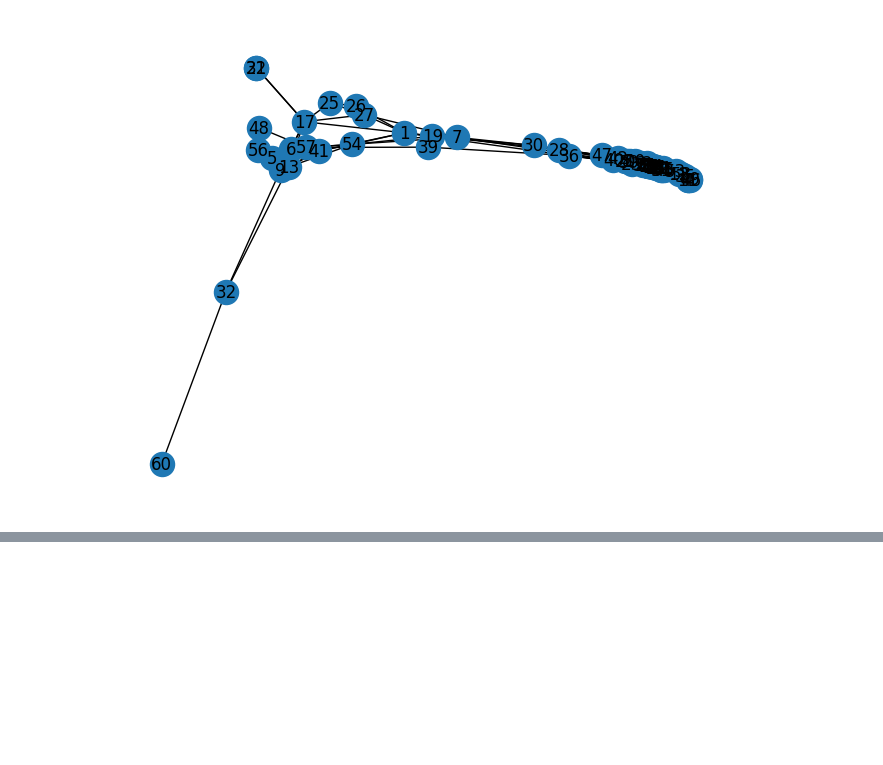
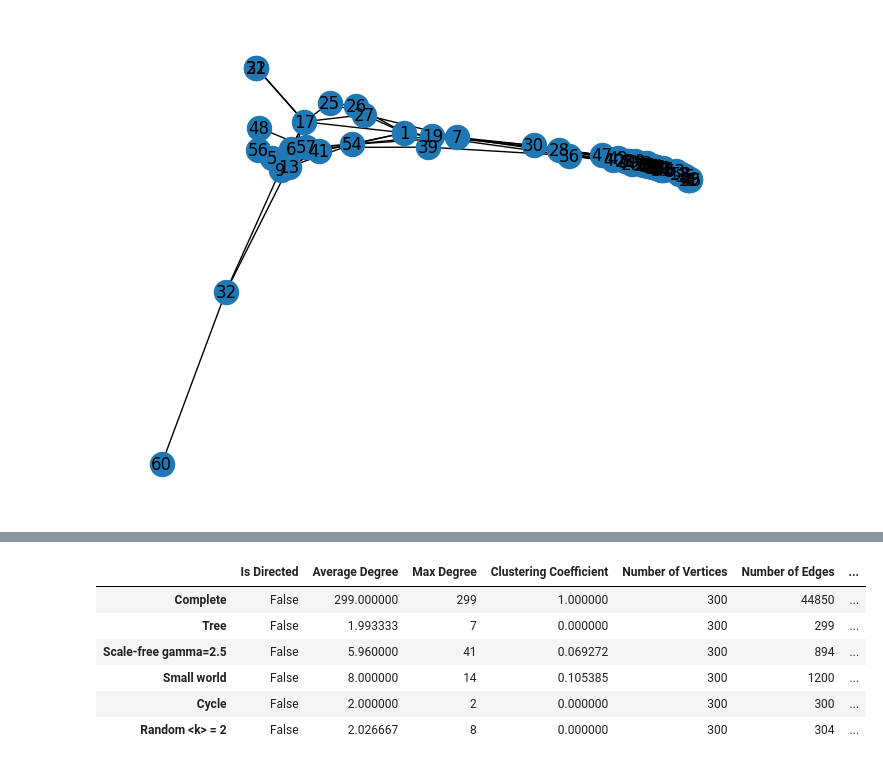
Before and after one commit to JanezSedeljsak/network-utils, a Jupyter notebook: test.ipynb, the cells around one changed output, grey strips where cells are left out. Drawn from its saved outputs; the diff is of its cells as text; code cells hidden in the pictures; blank space fills up the shorter version.

Commit message:
add some more detailed info to notes

```diff
--- a/test.ipynb
+++ b/test.ipynb
@@ -125,0 +163,3 @@ plt.show()
+# %%
+g_tree = ig.Graph.Tree(300, 6)
+info(g_tree)
@@ -125,0 +179,3 @@ plt.show()
+# %%
+g_price = price(n=300)
+info(g_price)
@@ -125,0 +195,3 @@ plt.show()
+# %%
+g_cycle = ig.Graph.Ring(n=300, directed=False)
+info(g_cycle)
@@ -125,0 +211,3 @@ plt.show()
+# %%
+g_random_deg_2 = erdos(n=300, p=2/(300 - 1))
+info(g_random_deg_2)
@@ -125,0 +227,13 @@ plt.show()
+# %%
+g_infos = [info_as_dict(g) for g in [g_complete, g_tree, g_price, g_small_world, g_cycle, g_random_deg_2]]
+df_info = pd.DataFrame(g_infos)
+df_info.index = ['Complete', 'Tree', 'Scale-free gamma=2.5', 'Small world', 'Cycle', 'Random <k> = 2']
+df_info
+# %% [output]
+|  | Is Directed | Average Degree | Max Degree | Clustering Coefficient | Number of Vertices | Number of Edges | ... |
+| Complete | False | 299.000000 | 299 | 1.000000 | 300 | 44850 | ... |
+| Tree | False | 1.993333 | 7 | 0.000000 | 300 | 299 | ... |
+| Scale-free gamma=2.5 | False | 5.960000 | 41 | 0.069272 | 300 | 894 | ... |
+| Small world | False | 8.000000 | 14 | 0.105385 | 300 | 1200 | ... |
+| Cycle | False | 2.000000 | 2 | 0.000000 | 300 | 300 | ... |
+| Random <k> = 2 | False | 2.026667 | 8 | 0.000000 | 300 | 304 | ... |
```
Also changed, not shown: parts of 14 cells of this notebook, 4 other files.
